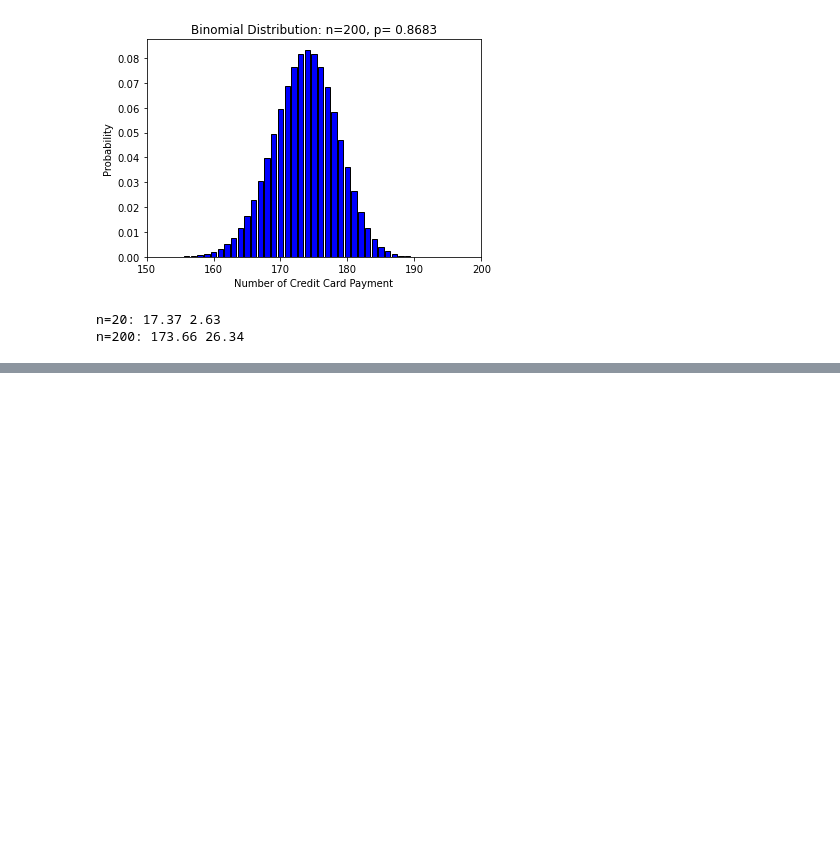
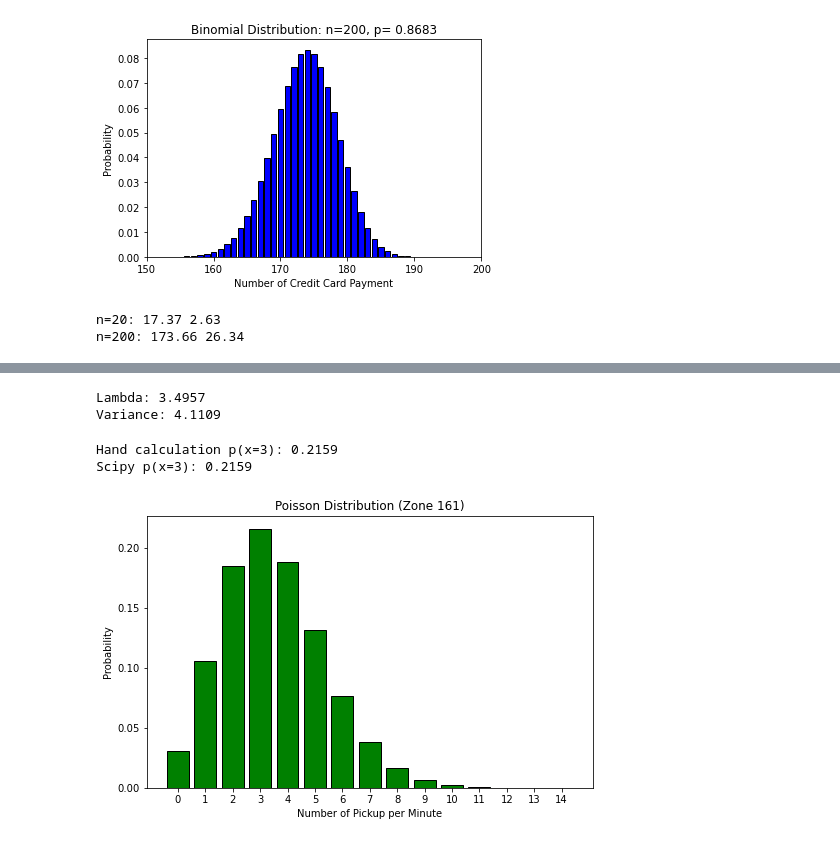
Before and after one commit to Huiyan-Li/Statistical-Techniques-sept-26, a Jupyter notebook: CA1_NYC_Taxi_Statistics.ipynb, the cells around one changed output, grey strips where cells are left out. Drawn from its saved outputs; the diff is of its cells as text; code cells hidden in the pictures; blank space fills up the shorter version.

```diff
--- a/CA1_NYC_Taxi_Statistics.ipynb
+++ b/CA1_NYC_Taxi_Statistics.ipynb
@@ -340,0 +353,4 @@ n=200: 173.66 26.34
+# %%
+morning = zone_trips[(zone_trips["tpep_pickup_datetime"].dt.dayofweek < 5)& (zone_trips["tpep_pickup_datetime"].dt.hour == 10)]
+
+print("Number of pickups:", len(morning))
@@ -340,0 +359,5 @@ n=200: 173.66 26.34
+# %%
+all_minutes = pd.date_range("2025-01-01 10:00", "2025-01-31 10:59", freq="min")
+all_minutes = all_minutes[(all_minutes.dayofweek < 5)& (all_minutes.hour == 10)]
+
+print("Number of minutes:", len(all_minutes))
@@ -340,0 +366,5 @@ n=200: 173.66 26.34
+# %%
+counts = morning ["tpep_pickup_datetime"].dt.floor("min").value_counts()
+counts = counts.reindex(all_minutes, fill_value=0)
+
+print(counts.head())
@@ -340,0 +378,8 @@ n=200: 173.66 26.34
+# %%
+lambda_value = counts.mean()
+
+print("Lambda:", round(lambda_value, 4))
+print("Variance:", round(counts.var(), 4))
+# %% [output]
+Lambda: 3.4957
+Variance: 4.1109
@@ -340,0 +389,25 @@ n=200: 173.66 26.34
+# %%
+x=3
+
+hand = math.exp(-lambda_value) * lambda_value**x / math.factorial(x)
+
+print("Hand calculation p(x=3):", round(hand, 4))
+print("Scipy p(x=3):", round(poisson.pmf(x, lambda_value), 4))
+# %% [output]
+Hand calculation p(x=3): 0.2159
+Scipy p(x=3): 0.2159
+# %%
+k = np.arange(0,15)
+poisson_pmf = poisson.pmf(k, lambda_value)
+
+plt.figure(figsize=(8, 5))
+plt.bar(k, poisson_pmf, color="green",edgecolor="black")
+
+plt.title("Poisson Distribution (Zone 161)")
+plt.xlabel("Number of Pickup per Minute")
+plt.ylabel("Probability")
+plt.xticks(k)
+
+plt.show()
+# %% [output]
+[figure, added]
```
Also changed, not shown: parts of 17 cells of this notebook, 1 other file.
